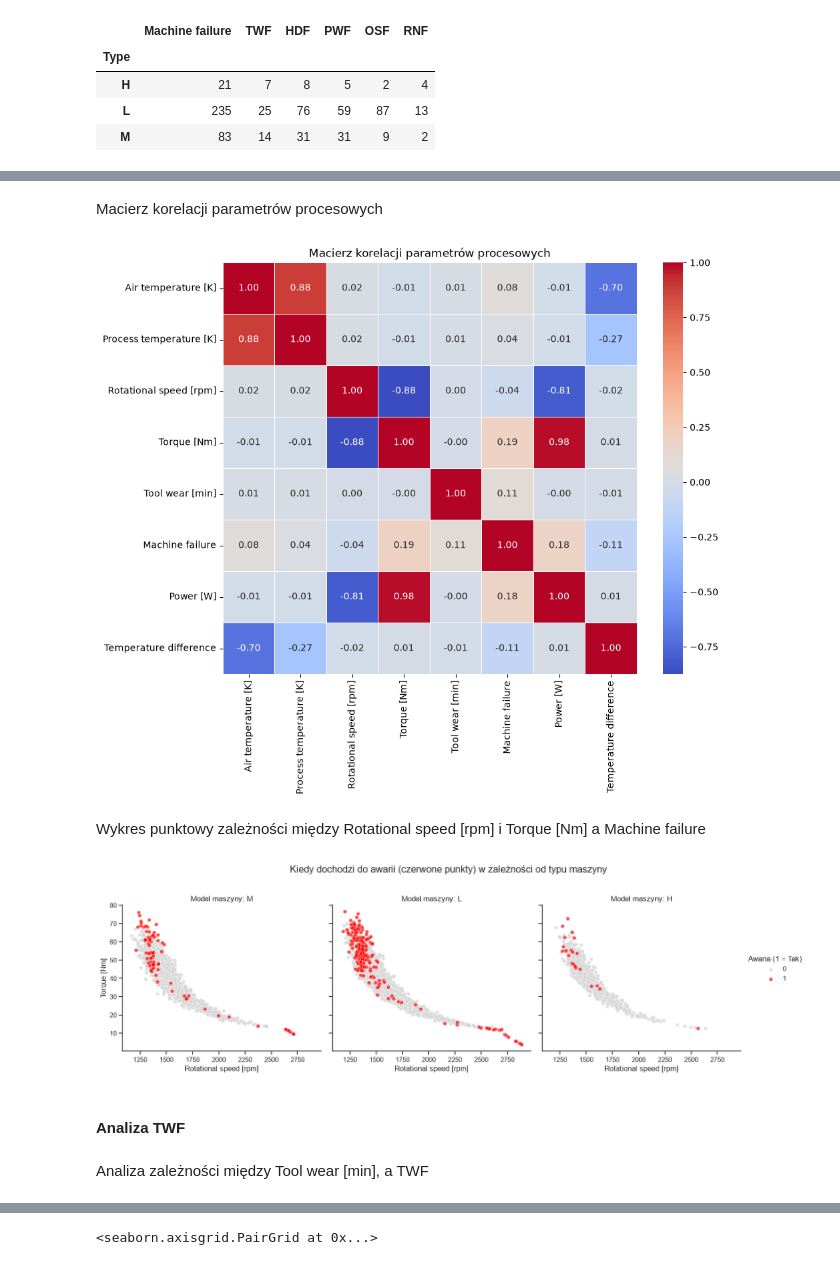
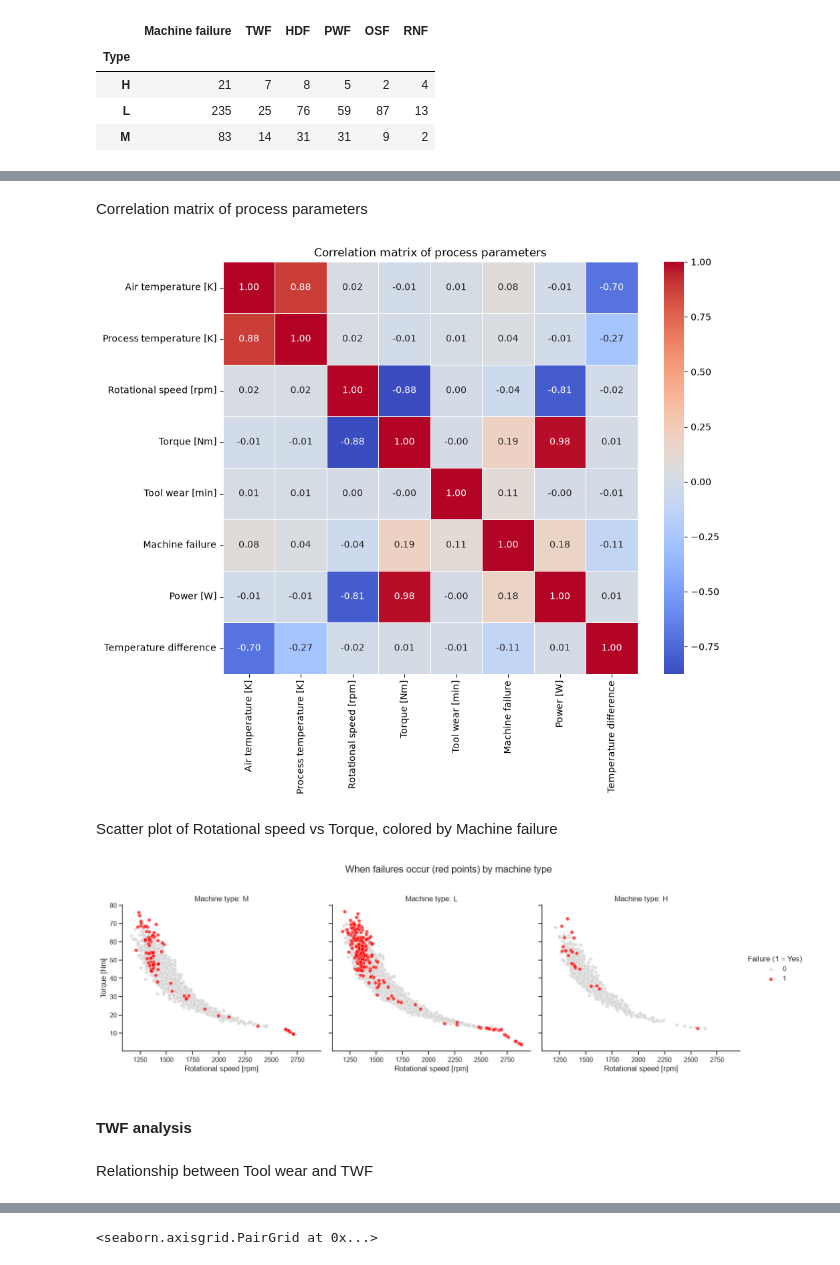
Before and after one commit to KacperKnapek/Machine-failure-prediction, a Jupyter notebook: notebooks/01_eda.ipynb, the cells around one changed output, grey strips where cells are left out. Drawn from its saved outputs; the diff is of its cells as text; code cells hidden in the pictures.

```diff
--- a/notebooks/01_eda.ipynb
+++ b/notebooks/01_eda.ipynb
@@ -388,37 +387,37 @@ Ilość rekordów: 24
 |  | UDI | Product ID | Type | Air temperature [K] | Process temperature [K] | Temperature difference | ... |
 | 5909 | 5910 | H35323 | H | 300.7 | 310.2 | 9.5 | ... |
 # %% [markdown]
-Macierz korelacji parametrów procesowych
+Correlation matrix of process parameters
 # %%
 corr_matrix = df[['Air temperature [K]', 'Process temperature [K]', 'Rotational speed [rpm]', 'Torque [Nm]', 'Tool wear [min]', 'Machine failure', 'Power [W]','Temperature difference']].corr()
 
 plt.figure(figsize=(10, 8))
 sns.heatmap(corr_matrix, annot=True, cmap = 'coolwarm', fmt=".2f", linewidths=0.5)
-plt.title("Macierz korelacji parametrów procesowych")
+plt.title("Correlation matrix of process parameters")
 plt.show()
 # %% [output]
-[figure, old version]
+[figure, new version]
 # %% [markdown]
-Wykres punktowy zależności między Rotational speed [rpm] i Torque [Nm] a Machine failure
+Scatter plot of Rotational speed vs Torque, colored by Machine failure
 # %%
 sns.set_theme(style="ticks")
 
 g = sns.FacetGrid(df, col="Type", hue = "Machine failure", palette={0: "lightgray", 1: "red"}, height=5, aspect = 1)
 
 g.map(sns.scatterplot, "Rotational speed [rpm]", "Torque [Nm]", alpha=0.7)
 
-g.add_legend(title="Awaria (1 = Tak)")
-g.set_titles("Model maszyny: {col_name}")
+g.add_legend(title="Failure (1 = Yes)")
+g.set_titles("Machine type: {col_name}")
 plt.subplots_adjust(top=0.8)
-g.fig.suptitle('Kiedy dochodzi do awarii (czerwone punkty) w zależności od typu maszyny', fontsize=16)
+g.fig.suptitle('When failures occur (red points) by machine type', fontsize=16)
 
 plt.show()
 # %% [output]
-[figure, old version]
+[figure, new version]
 # %% [markdown]
-#### Analiza TWF
+#### TWF analysis
 # %% [markdown]
-Analiza zależności między Tool wear [min], a TWF
+Relationship between Tool wear and TWF
 # %%
 plot_box_hist(df, 'TWF', 'Tool wear [min]')
 # %% [output]
```
Also changed, not shown: parts of 64 cells of this notebook, 18 other files.
